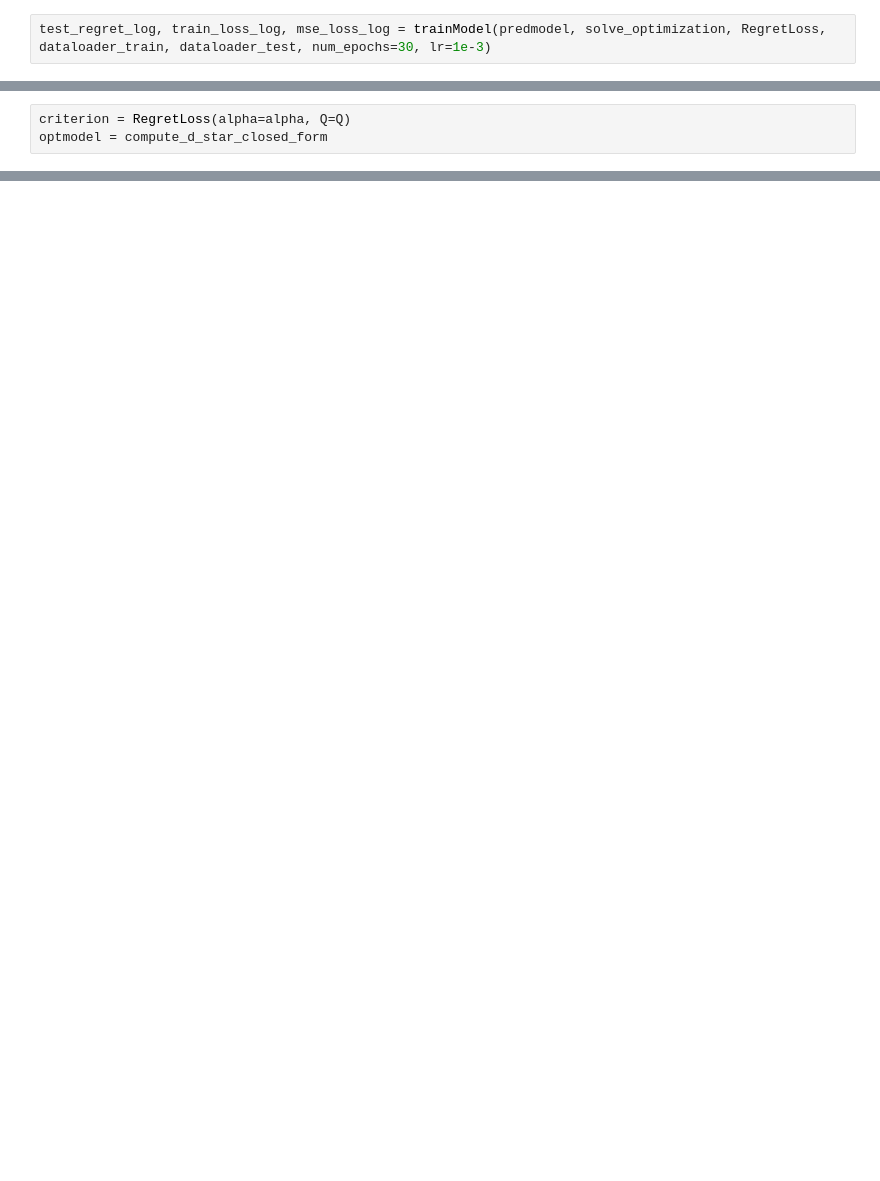
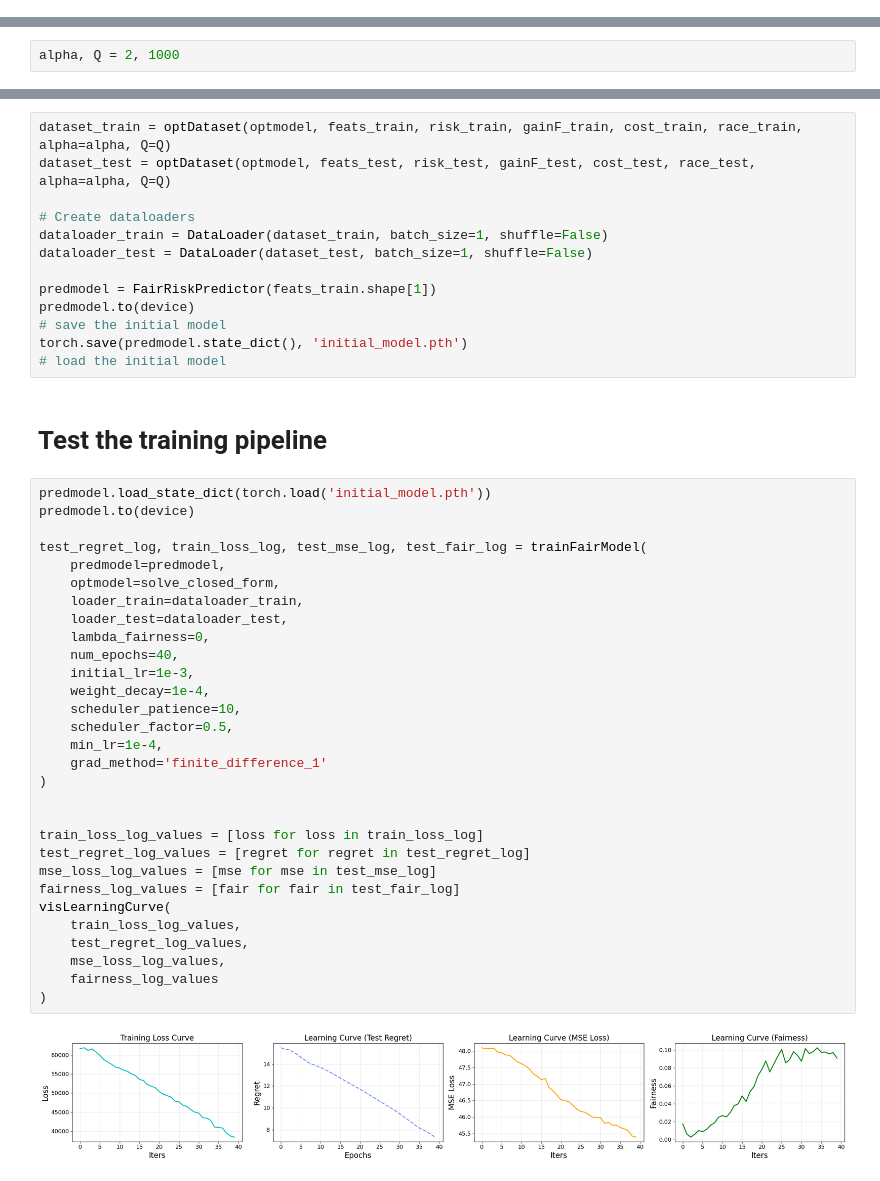
Before and after one commit to DennisWang2488/Fairness-Decision-Focused-Loss, a Jupyter notebook: The Paper/LP.ipynb, the cells around one changed output, grey strips where cells are left out. Cells and saved outputs as stored; diff of their text form; blank space fills up the shorter version.

```diff
--- a/The Paper/LP.ipynb
+++ b/The Paper/LP.ipynb
@@ -656,2 +0,0 @@ regret loss / d(rhat) * d(rhat)/rhat * rhat/theta
-# %%
-test_regret_log, train_loss_log, mse_loss_log = trainModel(predmodel, solve_optimization, RegretLoss, dataloader_train, dataloader_test, num_epochs=30, lr=1e-3)
@@ -1096,3 +0,0 @@ tensor([0.2117], device='cuda:0')
-# %%
-criterion = RegretLoss(alpha=alpha, Q=Q)
-optmodel = compute_d_star_closed_form
@@ -1136,0 +41,2 @@ logs
+# %%
+alpha, Q = 2, 1000
@@ -1136,0 +582,47 @@ logs
+# %%
+dataset_train = optDataset(optmodel, feats_train, risk_train, gainF_train, cost_train, race_train, alpha=alpha, Q=Q)
+dataset_test = optDataset(optmodel, feats_test, risk_test, gainF_test, cost_test, race_test, alpha=alpha, Q=Q)
+
+# Create dataloaders
+dataloader_train = DataLoader(dataset_train, batch_size=1, shuffle=False)
+dataloader_test = DataLoader(dataset_test, batch_size=1, shuffle=False)
+
+predmodel = FairRiskPredictor(feats_train.shape[1])
+predmodel.to(device)
+# save the initial model
+torch.save(predmodel.state_dict(), 'initial_model.pth')
+# load the initial model
+# %% [markdown]
+# Test the training pipeline
+# %%
+predmodel.load_state_dict(torch.load('initial_model.pth'))
+predmodel.to(device)
+
+test_regret_log, train_loss_log, test_mse_log, test_fair_log = trainFairModel(
+    predmodel=predmodel,
+    optmodel=solve_closed_form,
+    loader_train=dataloader_train,
+    loader_test=dataloader_test,
+    lambda_fairness=0,
+    num_epochs=40,
+    initial_lr=1e-3,
+    weight_decay=1e-4,
+    scheduler_patience=10,
+    scheduler_factor=0.5,
+    min_lr=1e-4,
+    grad_method='finite_difference_1'
+)
+
+
+train_loss_log_values = [loss for loss in train_loss_log]
+test_regret_log_values = [regret for regret in test_regret_log]
+mse_loss_log_values = [mse for mse in test_mse_log]
+fairness_log_values = [fair for fair in test_fair_log]
+visLearningCurve(
+    train_loss_log_values,
+    test_regret_log_values,
+    mse_loss_log_values,
+    fairness_log_values
+)
+# %% [output]
+[figure, added]
```
Also changed, not shown: parts of 67 cells of this notebook, 11 other files.
